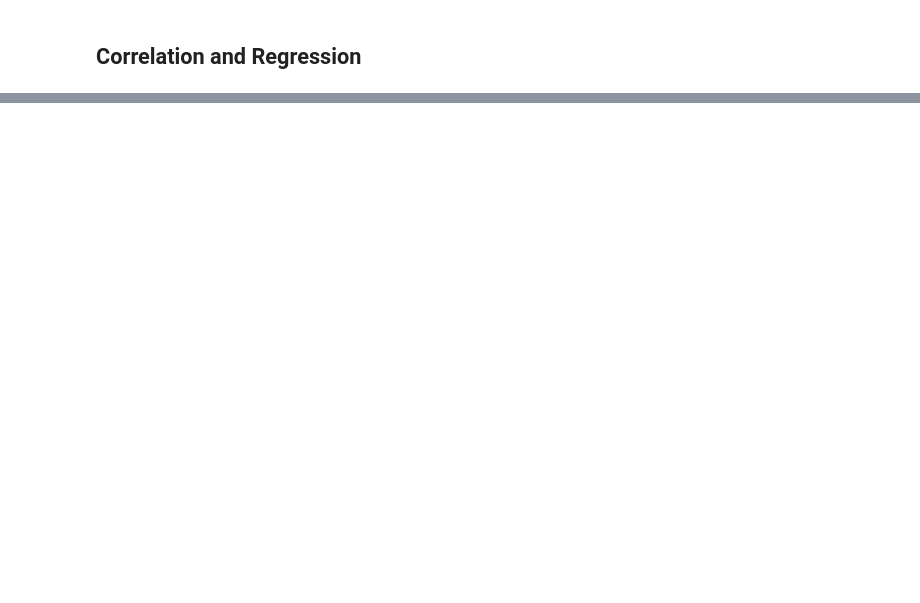
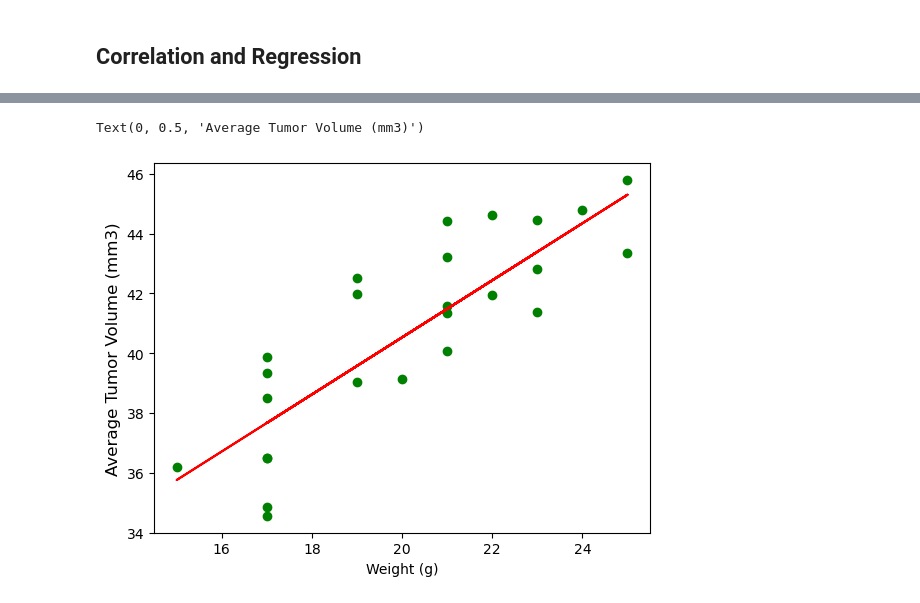
Before and after one commit to AdrianD1021/pymaceuticals, a Jupyter notebook: Starter_Code/Pymaceuticals/pymaceuticals_starter.ipynb, the cells around one changed output, grey strips where cells are left out. Drawn from its saved outputs; the diff is of its cells as text; code cells hidden in the pictures; blank space fills up the shorter version.

```diff
--- a/Starter_Code/Pymaceuticals/pymaceuticals_starter.ipynb
+++ b/Starter_Code/Pymaceuticals/pymaceuticals_starter.ipynb
@@ -485,0 +510,11 @@ The correlation between mouse weight and the average tumor volume is 0.84
+# %%
+mslope=0.954439
+bintercept=21.4421
+yvalues=Avg_Capo_VolX*mslope+bintercept
+plt.scatter(Avg_Capo_VolX,Avg_Capo_VolY,color='green')
+plt.plot(Avg_Capo_VolX,yvalues,color='red')
+plt.xlabel("Weight (g)")
+plt.ylabel('Average Tumor Volume (mm3)',fontsize=12)
+# %% [output]
+Text(0, 0.5, 'Average Tumor Volume (mm3)')
+[figure, added]
```
Also changed, not shown: parts of 6 cells of this notebook.
